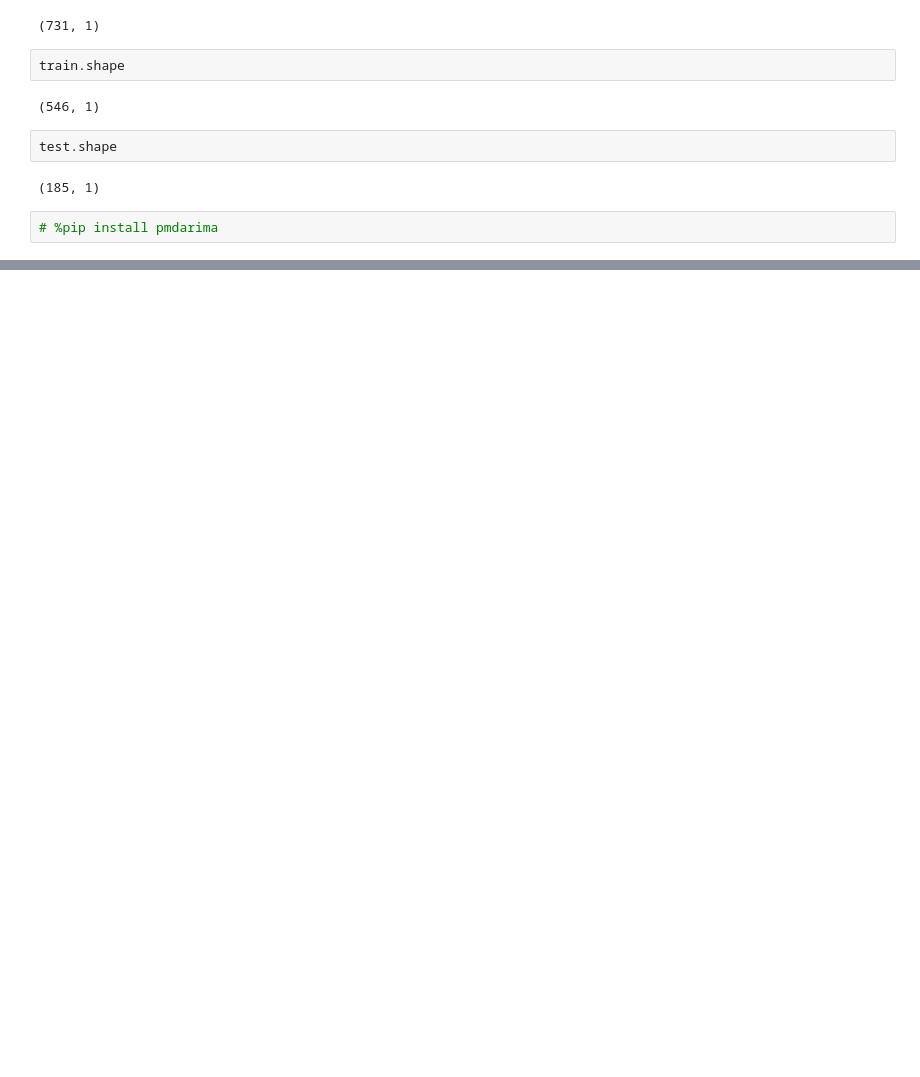
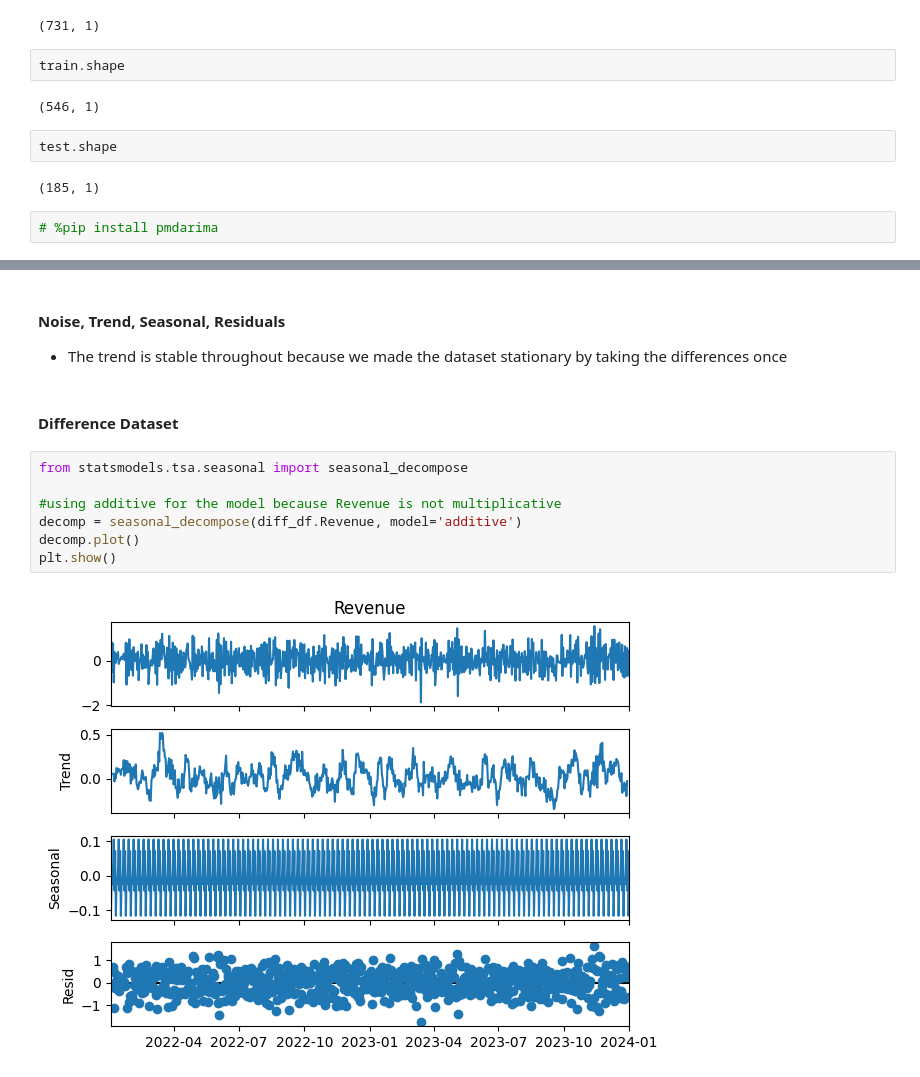
Before and after one commit to Krescenskok/DataScienceSessions, a Jupyter notebook: TimeSeriesAnalysis.ipynb, the cells around one changed output, grey strips where cells are left out. Drawn from its saved outputs; the diff is of its cells as text; blank space fills up the shorter version.

```diff
--- a/TimeSeriesAnalysis.ipynb
+++ b/TimeSeriesAnalysis.ipynb
@@ -341,0 +408,14 @@ Total fit time: 1.277 seconds
+# %% [markdown]
+#### Noise, Trend, Seasonal, Residuals
+- The trend is stable throughout because we made the dataset stationary by taking the differences once
+# %% [markdown]
+#### Difference Dataset
+# %%
+from statsmodels.tsa.seasonal import seasonal_decompose
+
+#using additive for the model because Revenue is not multiplicative
+decomp = seasonal_decompose(diff_df.Revenue, model='additive')
+decomp.plot()
+plt.show()
+# %% [output]
+[figure, added]
```
Also changed, not shown: parts of 57 cells of this notebook, 2 other files.
